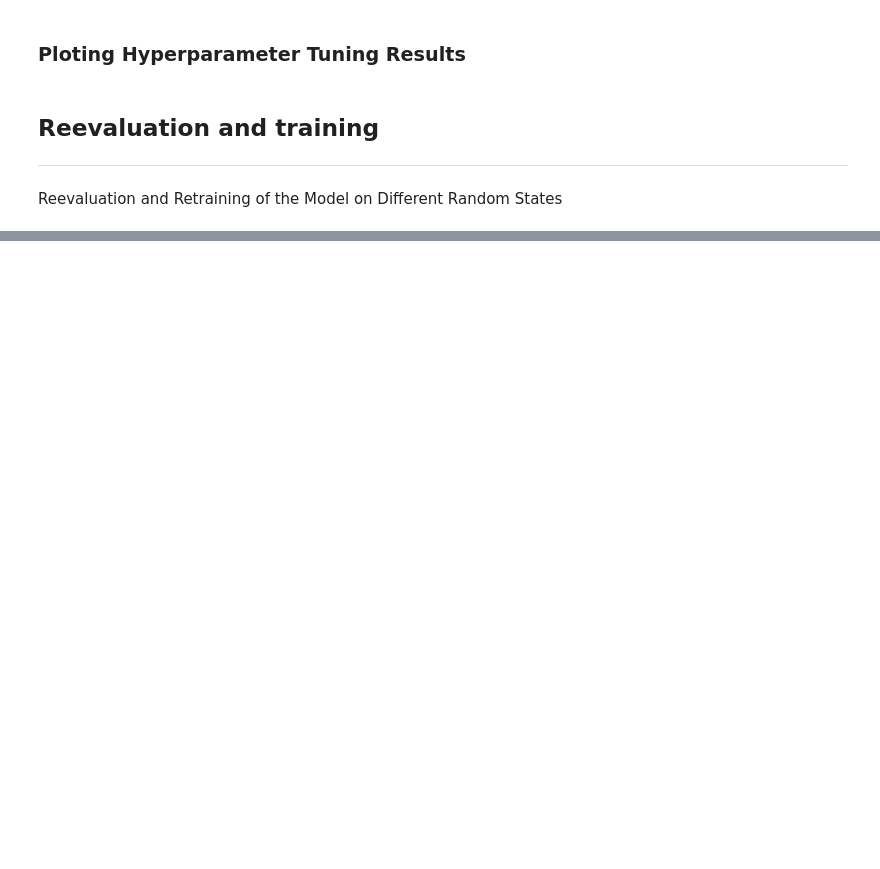
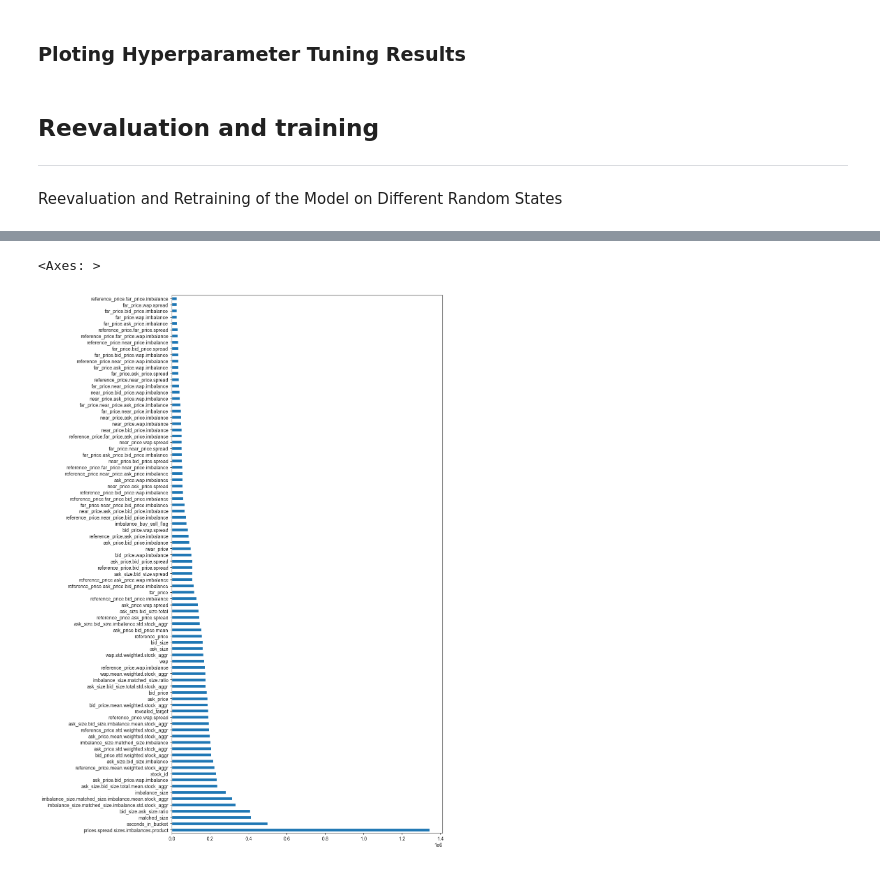
Before and after one commit to salvaba94/trading-at-the-close, a Jupyter notebook: train.ipynb, the cells around one changed output, grey strips where cells are left out. Saved outputs shown, nothing was run; the diff lists cells and outputs as text; code cells hidden in the pictures; blank space fills up the shorter version.

```diff
--- a/train.ipynb
+++ b/train.ipynb
@@ -280,8 +307,9 @@ if CFG.HYPERTUNE:
         model_cls,
         param_space_func,
         X, Y,
-        cv=CFG.CROSSVAL(n_splits=CFG.N_FOLDS, shuffle=CFG.SHUFFLE, random_state=CFG.RANDOM_STATE),
-        groups=GROUPS,
+        date_id=date_id,
+        cv=TrainTestSplit(test_size=CFG.TEST_SIZE, n_splits=CFG.N_FOLDS),
+        categorical_feature=["imbalance_buy_sell_flag"],
         callbacks_func=callbacks_func
     )
     study = run_optimization(
@@ -311,16 +389,15 @@ if CFG.HYPERTUNE:
 # %% [markdown]
 Reevaluation and Retraining of the Model on Different Random States
 # %%
-model = LGBMRegressor(**best_params)
-model.set_params(n_jobs=CFG.N_JOBS, random_seed=None)
-scores = cross_validate(
-    model=model,
+scores, trained_models = cross_validate(
+    model_type=CFG.MODEL,
+    model_params=best_params,
     x=X,
     y=Y,
+    date_id=date_id,
     scorer=mean_absolute_error,
-    cv=CFG.CROSSVAL(n_splits=CFG.N_FOLDS, shuffle=CFG.SHUFFLE),
-    groups=GROUPS,
+    cv=TrainTestSplit(CFG.TEST_SIZE, n_splits=CFG.N_FOLDS),
+    categorical_feature=["imbalance_buy_sell_flag"],
     callbacks=[lgb.early_stopping(25)],
-    job_path=CFG.JOB_PATH
 )
 # %% [output]
@@ -407,0 +413,15 @@ sns.barplot(x=model.feature_importances_[idx], y=np.array(model.feature_name_)[i
+# %%
+model_params = best_params
+model_params["n_estimators"] = int(1.2 * sum([model.best_iteration_ for model in trained_models])/len(trained_models))
+
+scores, trained_models = cross_validate(
+    model_type=CFG.MODEL,
+    model_params=model_params,
+    x=X,
+    y=Y,
+    date_id=date_id,
+    scorer=mean_absolute_error,
+    cv=TrainTestSplit(test_size=0, n_splits=CFG.N_FOLDS),
+    categorical_feature=["imbalance_buy_sell_flag"],
+    job_path=CFG.JOB_PATH
+)
@@ -407,0 +435,11 @@ sns.barplot(x=model.feature_importances_[idx], y=np.array(model.feature_name_)[i
+# %%
+agreggated_feature_importances = (sum([model.booster_.feature_importance(importance_type="gain") \
+                                       for model in trained_models])/len(trained_models)).astype(np.int32)
+
+agreggated_feature_importances = pd.Series(agreggated_feature_importances, index=X.columns).sort_values(ascending=False)
+
+plt.figure(figsize=(10, 20))
+agreggated_feature_importances.plot(kind='barh')
+# %% [output]
+<Axes: >
+[figure, added]
```
Also changed, not shown: parts of 13 cells of this notebook, 11 other files.
